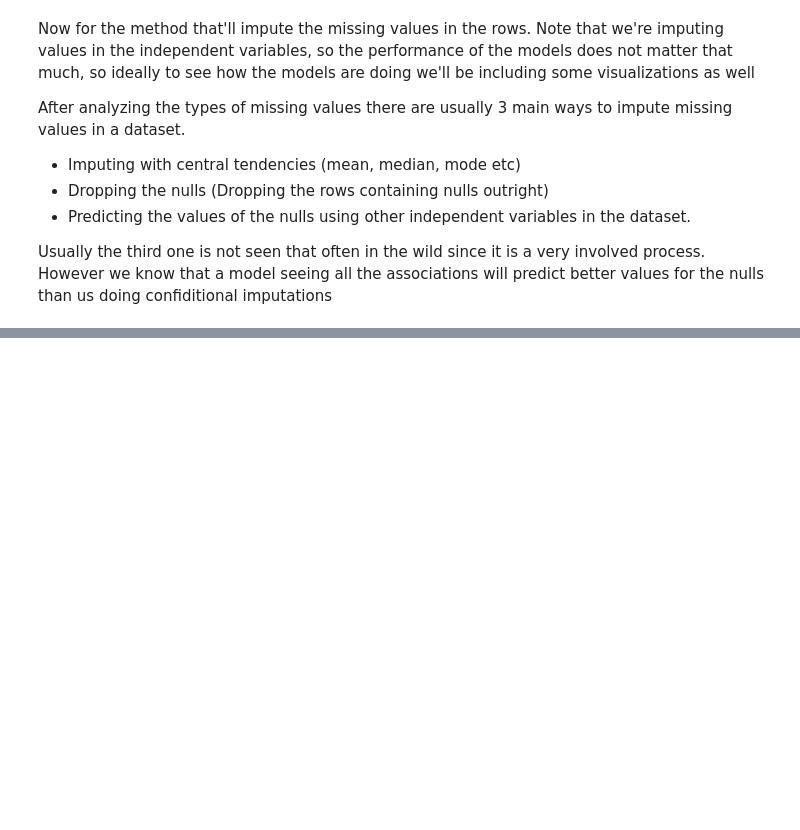
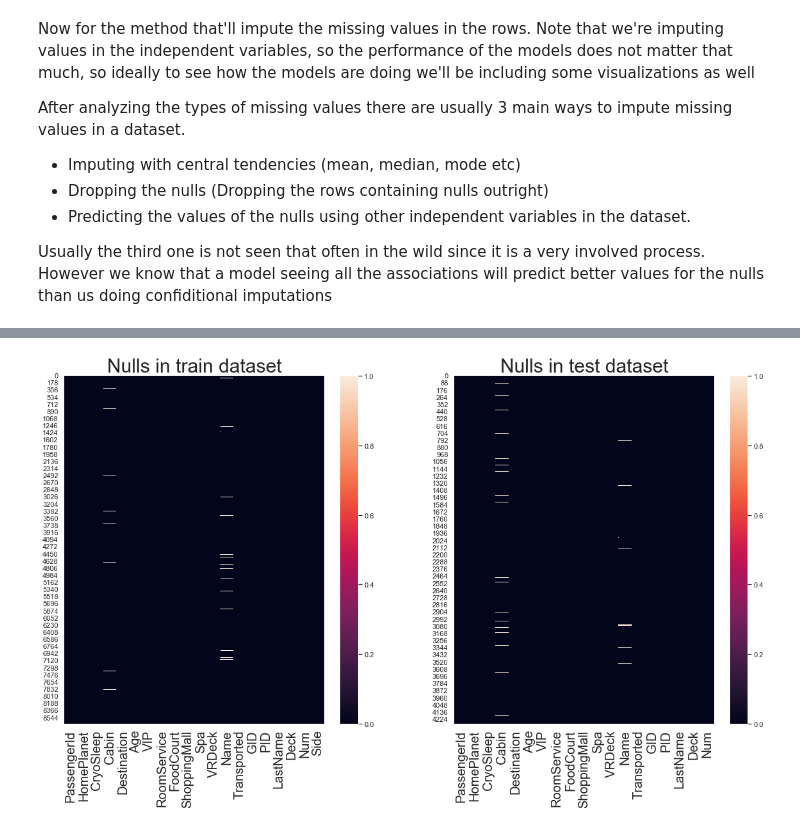
Before and after one commit to team-pass-ds/Spaceship-Titanic, a Jupyter notebook: notebooks/Comp-notebook.ipynb, the cells around one changed output, grey strips where cells are left out. Saved outputs shown, nothing was run; the diff lists cells and outputs as text; code cells hidden in the pictures; blank space fills up the shorter version.

```diff
--- a/notebooks/Comp-notebook.ipynb
+++ b/notebooks/Comp-notebook.ipynb
@@ -327,0 +468,23 @@ Name: PID, dtype: int64
+# %%
+df.loc[pd.isna(df.Deck), 'Deck'] = df.Deck.mode().iloc[0]
+df.loc[pd.isna(df.Num), 'Num'] = df.Num.mode().iloc[0]
+df.loc[pd.isna(df.Side), 'Side'] = df.Side.mode().iloc[0]
+# %%
+test_df.loc[pd.isna(test_df.Deck), 'Deck'] = test_df.Deck.mode().iloc[0]
+test_df.loc[pd.isna(test_df.Num), 'Num'] = test_df.Num.mode().iloc[0]
+test_df.loc[pd.isna(test_df.Side), 'Side'] = test_df.Side.mode().iloc[0]
+# %%
+_, ax = plt.subplots(nrows=1, ncols=2, figsize=(20, 10))
+
+sns.heatmap(pd.isna(df), ax=ax[0])
+ax[0].set_title('Nulls in train dataset', fontsize=30)
+ax[0].set_xticklabels(ax[0].get_xticklabels(), fontsize=20)
+
+sns.heatmap(pd.isna(test_df), ax=ax[1])
+ax[1].set_title('Nulls in test dataset', fontsize=30)
+ax[1].set_xticklabels(ax[0].get_xticklabels(), fontsize=20)
+
+
+plt.show()
+# %% [output]
+[figure, added]
```
Also changed, not shown: parts of 13 cells of this notebook.
